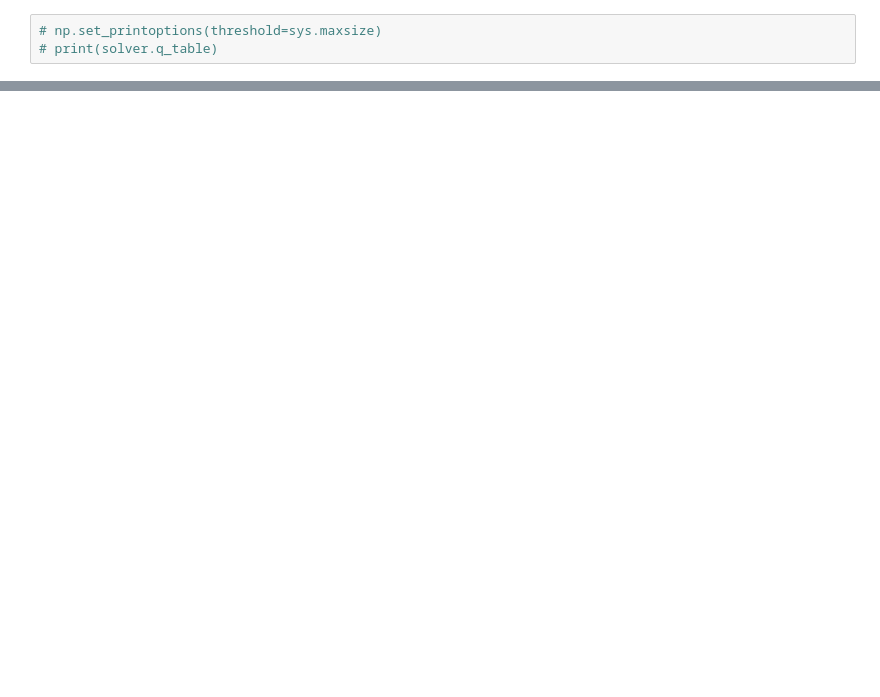
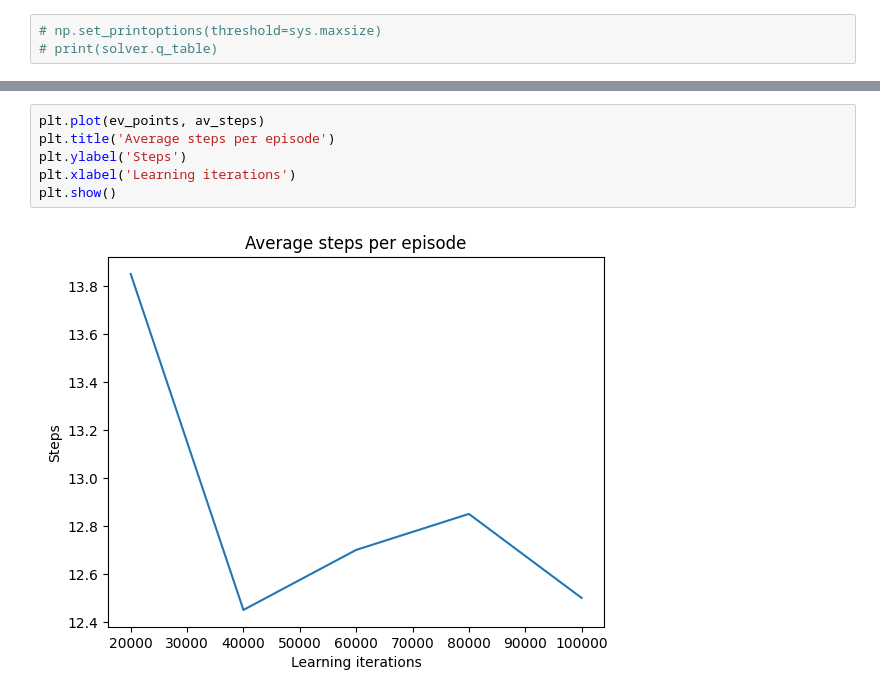
Before and after one commit to kbugala4/WSI_2022Z, a Jupyter notebook: lab6/report/report.ipynb, the cells around one changed output, grey strips where cells are left out. Cells and saved outputs as stored; diff of their text form; blank space fills up the shorter version.

```diff
--- a/lab6/report/report.ipynb
+++ b/lab6/report/report.ipynb
@@ -53,0 +47,8 @@ Is finished after 1979 steps
+# %%
+plt.plot(ev_points, av_steps)
+plt.title('Average steps per episode')
+plt.ylabel('Steps')
+plt.xlabel('Learning iterations')
+plt.show()
+# %% [output]
+[figure, added]
```
Also changed, not shown: parts of 5 cells of this notebook, 1 other file.
